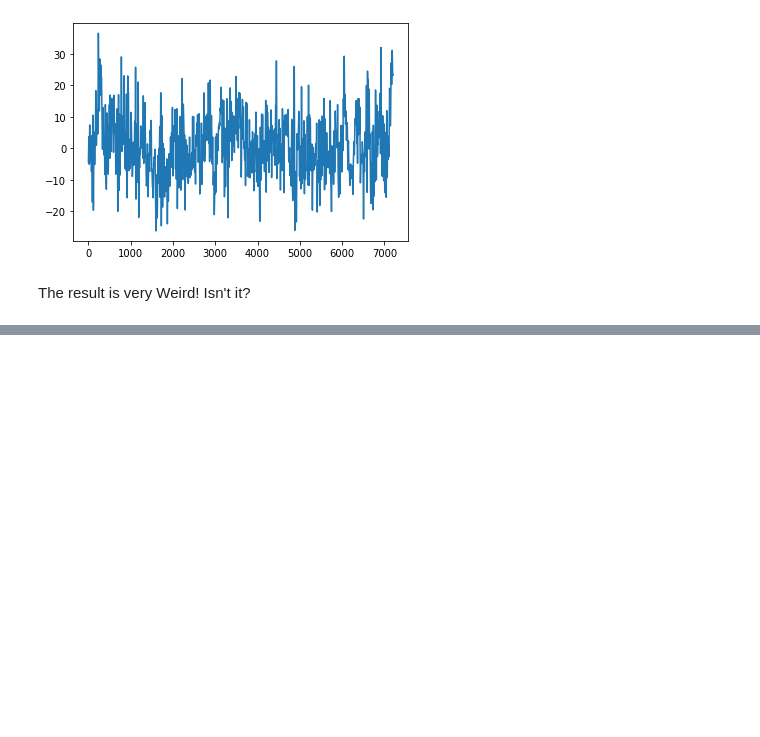
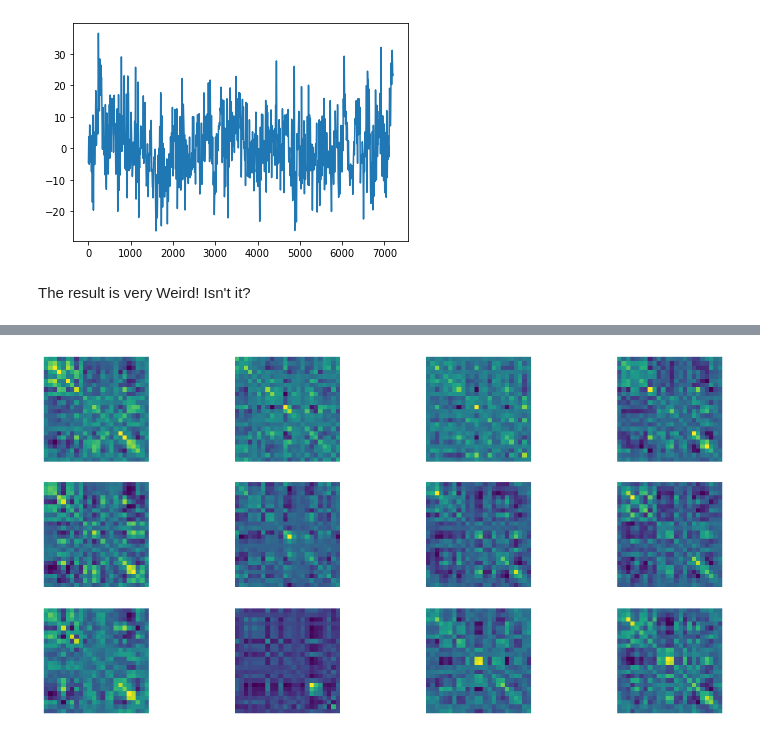
Before and after one commit to alifele/Brain_Computer_Interface, a Jupyter notebook: Tools_Review.ipynb, the cells around one changed output, grey strips where cells are left out. Cells and saved outputs as stored; diff of their text form; code cells hidden in the pictures; blank space fills up the shorter version.

Commit message:
the markov update

```diff
--- a/Tools_Review.ipynb
+++ b/Tools_Review.ipynb
@@ -120,0 +143,11 @@ The result is very Weird! Isn't it?
+# %%
+mtf = MarkovTransitionField(image_size=24)
+X_mtf = mtf.fit_transform([subj_1['test_data'][42][:,i] for i in range(12)])
+# %%
+fig  = plt.figure(figsize=(16,8))
+for i in range(12):
+  ax = fig.add_subplot(3,4,i+1)
+  plt.imshow(X_mtf[i])
+  ax.axis('off')
+# %% [output]
+[figure, added]
```
Also changed, not shown: parts of 5 cells of this notebook.
